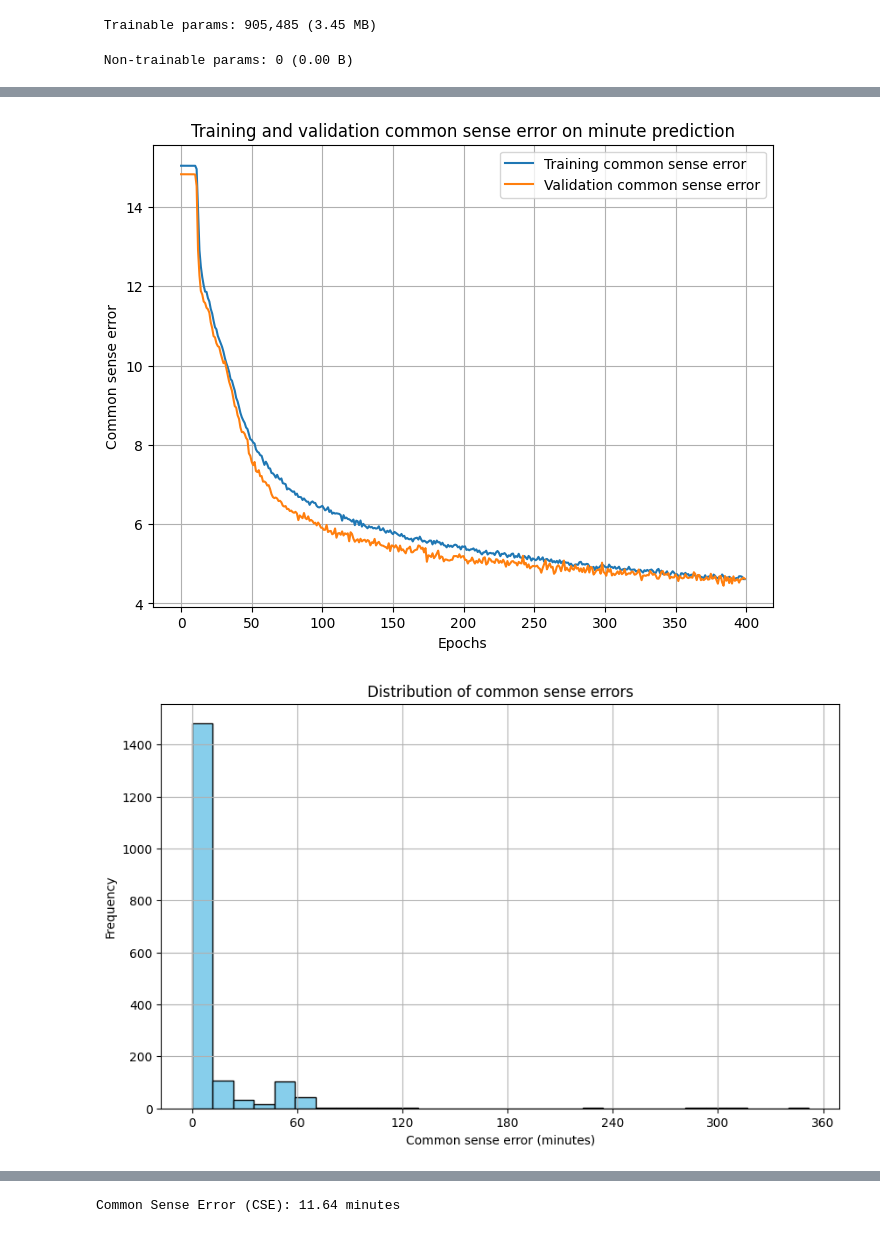
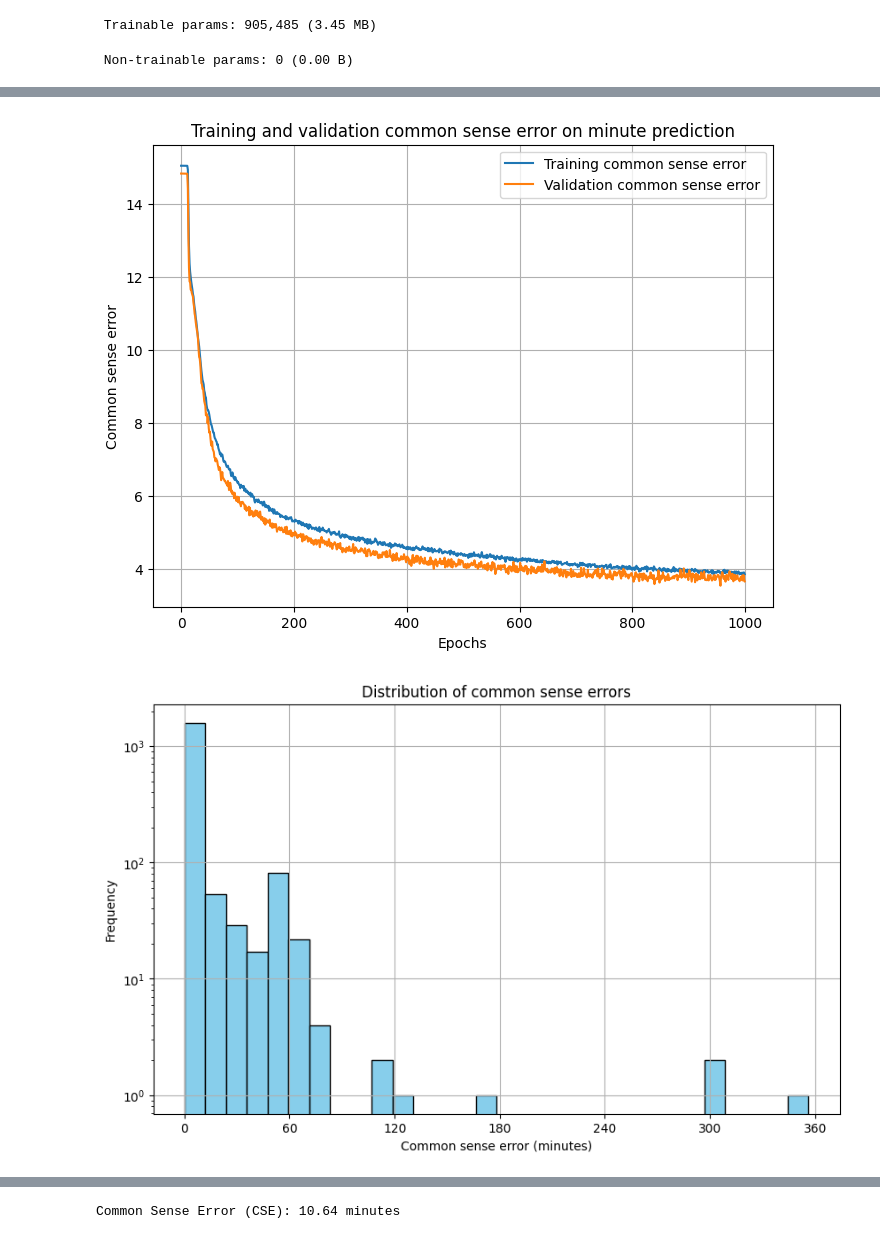
Before and after one commit to Demmenie/itdl, a Jupyter notebook: idl-a1/task_2/task_2c.ipynb, the cells around one changed output, grey strips where cells are left out. Cells and saved outputs as stored; diff of their text form; code cells hidden in the pictures.

```diff
--- a/idl-a1/task_2/task_2c.ipynb
+++ b/idl-a1/task_2/task_2c.ipynb
@@ -124,6 +116,16 @@ def plot_error_distribution(y_true, predictions, num_bins=30):
     plt.title('Distribution of common sense errors')
     plt.xlabel('Common sense error (minutes)')
     plt.ylabel('Frequency')
+    plt.yscale('log')
+    plt.xticks([0,60,120,180,240,300,360])
+    plt.grid(True)
+    plt.show()
+
+    plt.figure(figsize=(10, 6))
+    plt.hist(absolute_error, bins=num_bins, color='skyblue', edgecolor='black')
+    plt.title('Distribution of common sense errors')
+    plt.xlabel('Common sense error (minutes)')
+    plt.ylabel('Frequency')
     plt.xticks([0,60,120,180,240,300,360])
     plt.grid(True)
     plt.show()
@@ -181,7 +183,7 @@ def create_multi_head_model(image_length, data, labels):
     history = model.fit(
         data_train,
         {'hour_output': labels_train['hour_output'], 'minute_output': labels_train['minute_output']},
-        epochs=400,
+        epochs=1000,
         batch_size=32,
         validation_data=(data_val, {'hour_output': labels_val['hour_output'], 'minute_output': labels_val['minute_output']})
     )
@@ -191,7 +193,7 @@ def create_multi_head_model(image_length, data, labels):
     return model, history, results, data_test, labels_test
 
 
-def run(image_size=75):
+def run(image_size=150):
     if image_size == 75:
         data = np.load('../clocks_small/images.npy')
         labels = np.load('../clocks_small/labels.npy')
@@ -262,2 +264,2 @@ Minute Loss: 0.5231925845146179, Minute CSE: 4.804185390472412
-[figure, old version]
+[figure, new version]
-[figure, old version]
+[figure, new version]
@@ -264 +267 @@ Minute Loss: 0.5231925845146179, Minute CSE: 4.804185390472412
-Common Sense Error (CSE): 11.64 minutes
+Common Sense Error (CSE): 10.64 minutes
```
Also changed, not shown: parts of 2 cells of this notebook.
